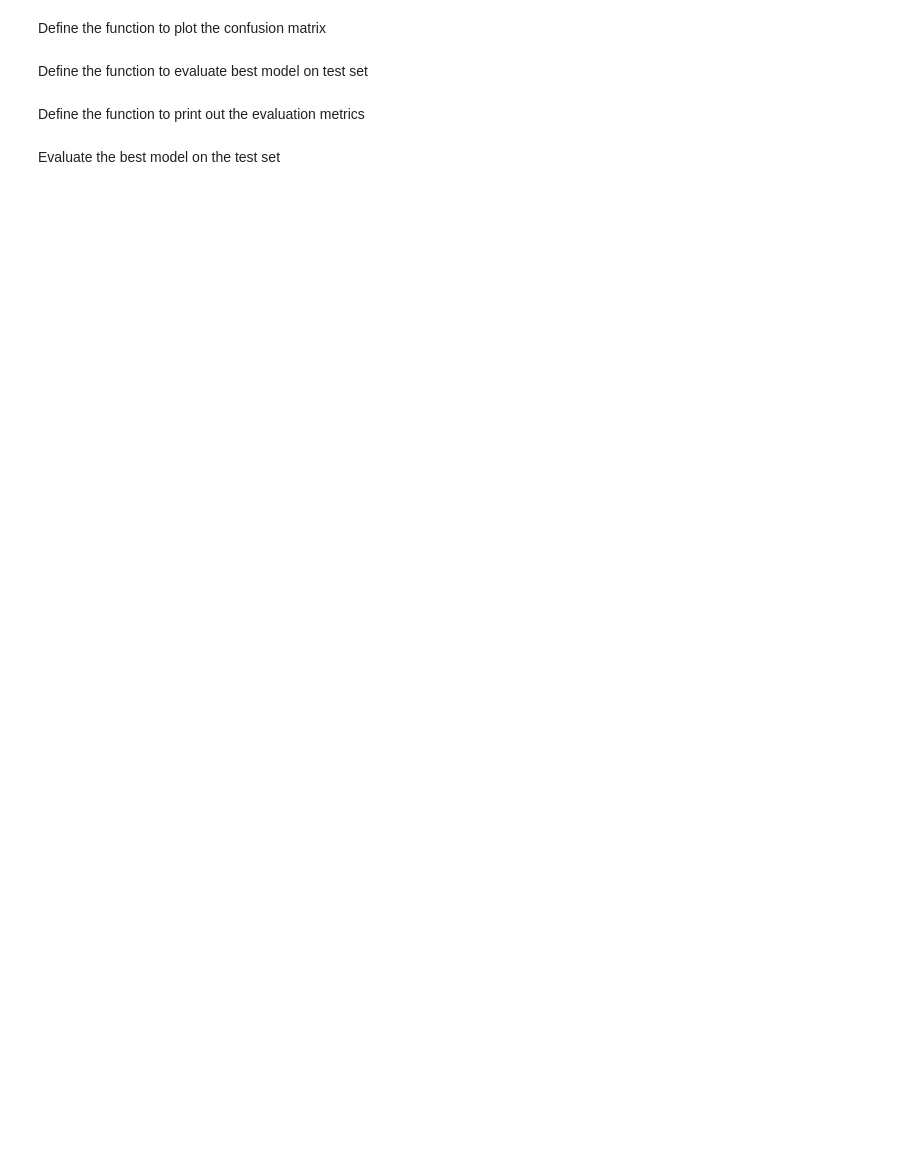
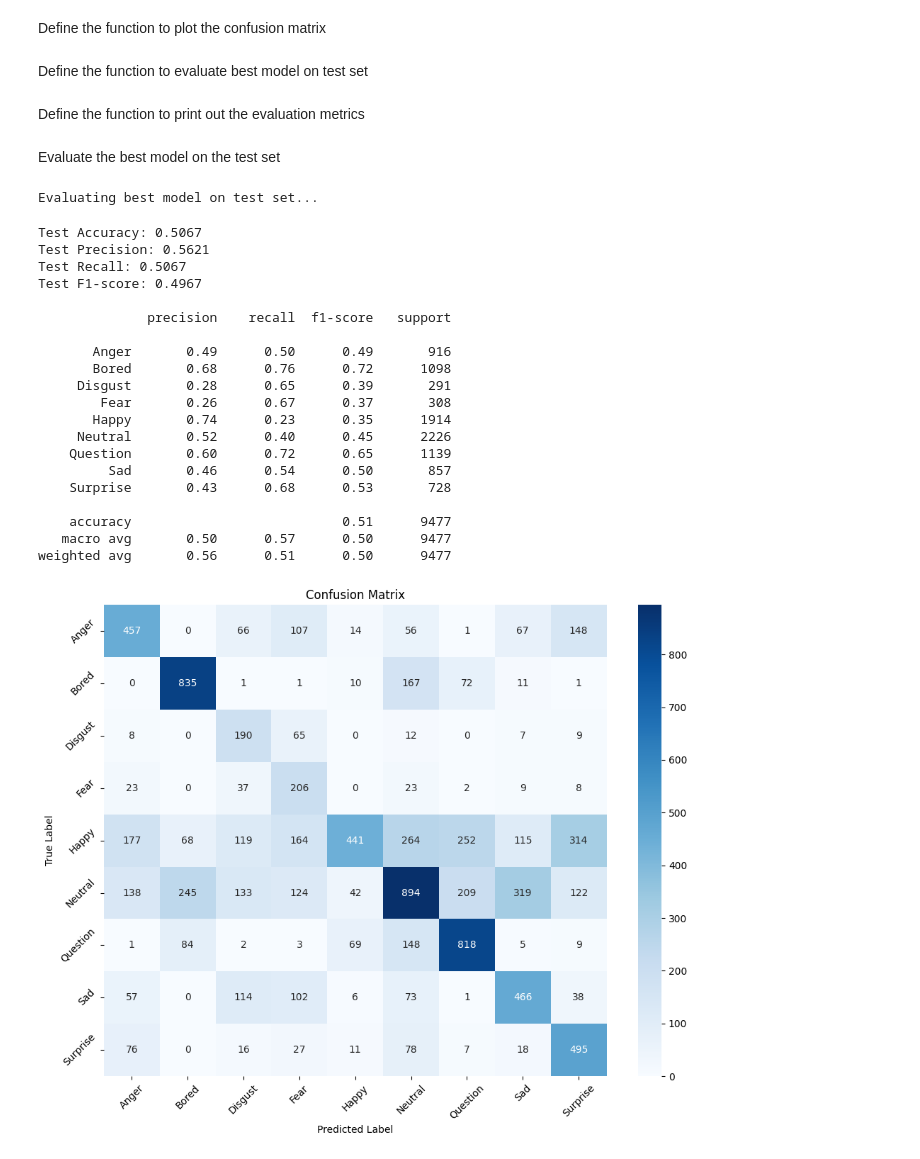
Before and after one commit to Fe-56/ai_project_ser, a Jupyter notebook: cnn_scripts/models/vgg16_repetitive/vgg16_repetitive.ipynb, the cells around one changed output. Saved outputs shown, nothing was run; the diff lists cells and outputs as text; code cells hidden in the pictures; blank space fills up the shorter version.

```diff
--- a/cnn_scripts/models/vgg16_repetitive/vgg16_repetitive.ipynb
+++ b/cnn_scripts/models/vgg16_repetitive/vgg16_repetitive.ipynb
@@ -373,16 +454,38 @@ Evaluate the best model on the test set
 # %%
 # Load and get predictions from the bets model
 best_model_path = f'best_{FINETUNED_MODEL}.pt'
 all_preds, all_labels = get_predictions(
     model=model,
     testloader=testloader,
-    criterion=criterion,
     device=device,
     model_path=best_model_path
 )
 
 # Print detailed evaluation metrics
 get_evaluation_metrics(all_labels, all_preds, labelmap)
 
 # Plot confusion matrix
 plot_confusion_matrix(all_labels, all_preds)
+# %% [output]
+Evaluating best model on test set...
+Test Accuracy: 0.5067
+Test Precision: 0.5621
+Test Recall: 0.5067
+Test F1-score: 0.4967
+
+              precision    recall  f1-score   support
+
+       Anger       0.49      0.50      0.49       916
+       Bored       0.68      0.76      0.72      1098
+     Disgust       0.28      0.65      0.39       291
+        Fear       0.26      0.67      0.37       308
+       Happy       0.74      0.23      0.35      1914
+     Neutral       0.52      0.40      0.45      2226
+    Question       0.60      0.72      0.65      1139
+         Sad       0.46      0.54      0.50       857
+    Surprise       0.43      0.68      0.53       728
+
+    accuracy                           0.51      9477
+   macro avg       0.50      0.57      0.50      9477
+weighted avg       0.56      0.51      0.50      9477
+[figure, added]
```
Also changed, not shown: parts of 3 cells of this notebook, 1 other file.
